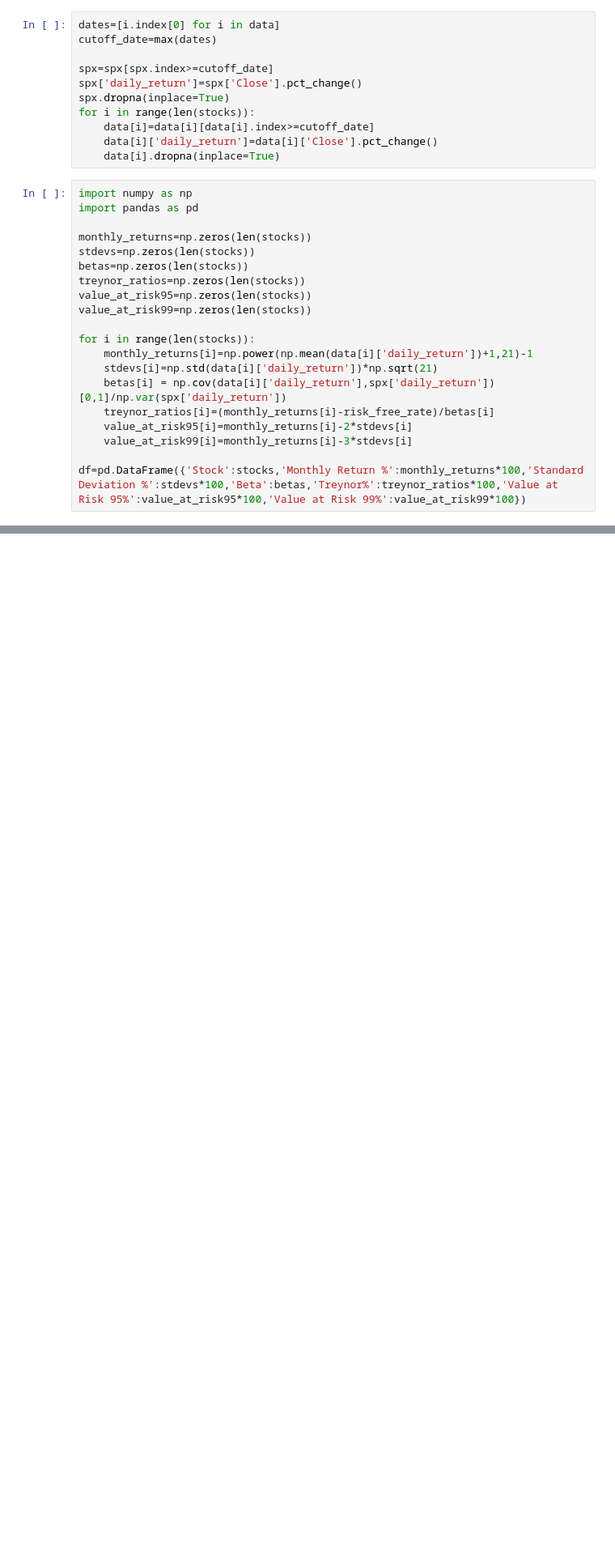
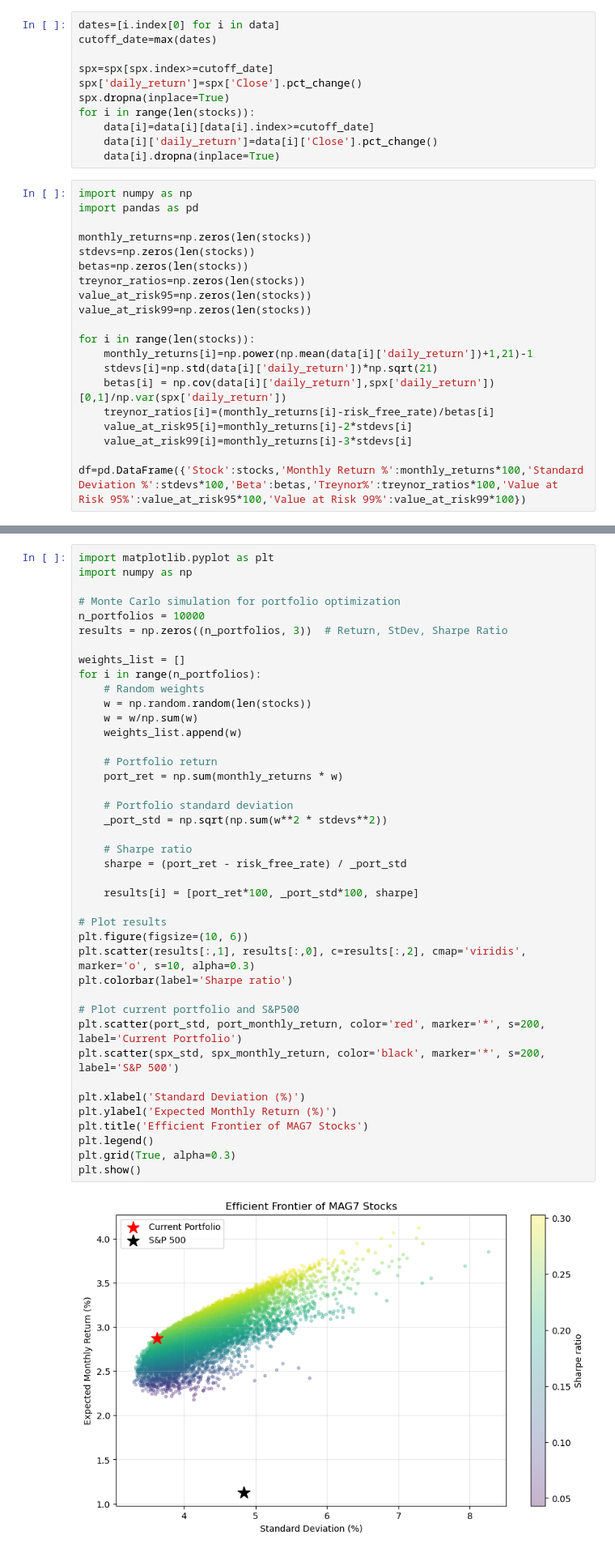
Before and after one commit to PriyadarshiAkshay/qaunt-finance, a Jupyter notebook: risk_analysis.ipynb, the cells around one changed output, grey strips where cells are left out. Shown: that part at 81% size. Drawn from its saved outputs; the diff is of its cells as text; blank space fills up the shorter version.

Commit message:
Implement data visualization for portfolio risk analysis

```diff
--- a/risk_analysis.ipynb
+++ b/risk_analysis.ipynb
@@ -99,0 +99,43 @@ df
+# %%
+import matplotlib.pyplot as plt
+import numpy as np
+
+# Monte Carlo simulation for portfolio optimization
+n_portfolios = 10000
+results = np.zeros((n_portfolios, 3))  # Return, StDev, Sharpe Ratio
+
+weights_list = []
+for i in range(n_portfolios):
+    # Random weights
+    w = np.random.random(len(stocks))
+    w = w/np.sum(w)
+    weights_list.append(w)
+
+    # Portfolio return
+    port_ret = np.sum(monthly_returns * w)
+
+    # Portfolio standard deviation
+    _port_std = np.sqrt(np.sum(w**2 * stdevs**2))
+
+    # Sharpe ratio
+    sharpe = (port_ret - risk_free_rate) / _port_std
+
+    results[i] = [port_ret*100, _port_std*100, sharpe]
+
+# Plot results
+plt.figure(figsize=(10, 6))
+plt.scatter(results[:,1], results[:,0], c=results[:,2], cmap='viridis', marker='o', s=10, alpha=0.3)
+plt.colorbar(label='Sharpe ratio')
+
+# Plot current portfolio and S&P500
+plt.scatter(port_std, port_monthly_return, color='red', marker='*', s=200, label='Current Portfolio')
+plt.scatter(spx_std, spx_monthly_return, color='black', marker='*', s=200, label='S&P 500')
+
+plt.xlabel('Standard Deviation (%)')
+plt.ylabel('Expected Monthly Return (%)')
+plt.title('Efficient Frontier of MAG7 Stocks')
+plt.legend()
+plt.grid(True, alpha=0.3)
+plt.show()
+# %% [output]
+[figure, added]
```
Also changed, not shown: parts of 4 cells of this notebook, 1 other file.
